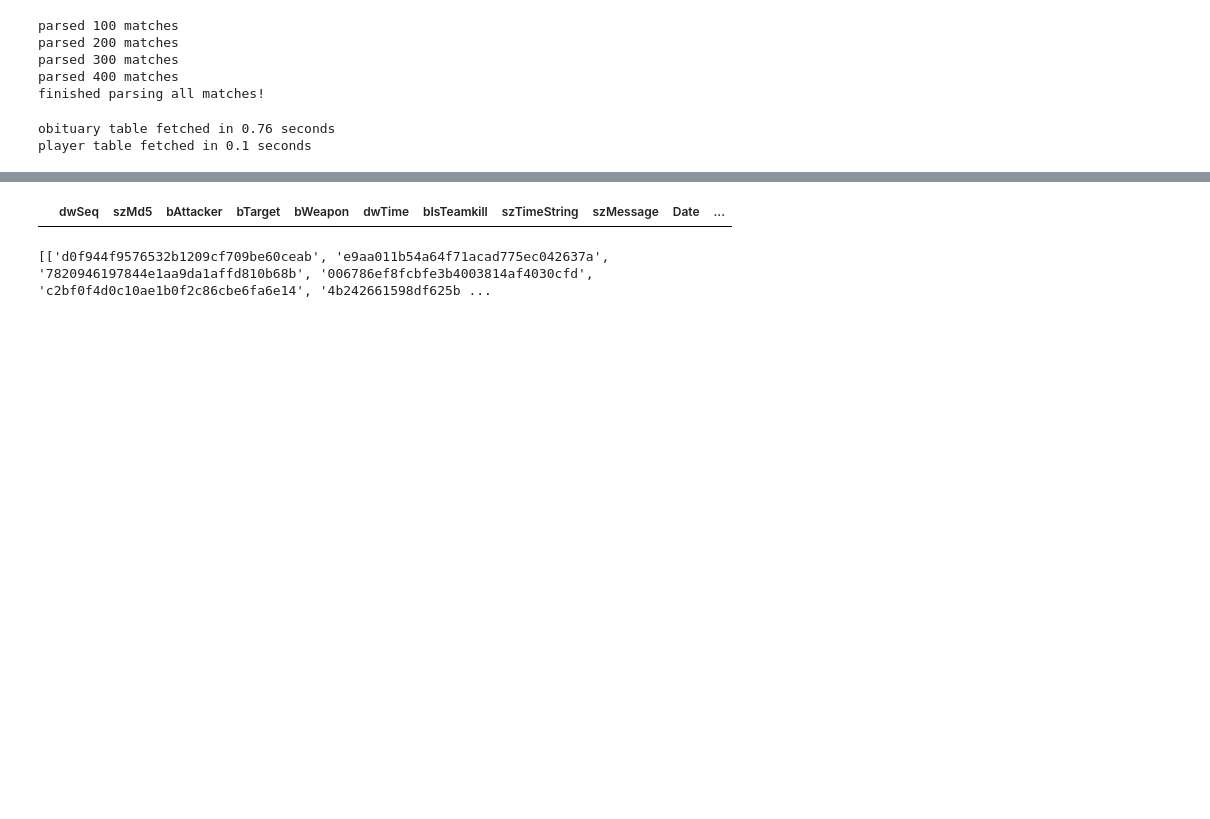
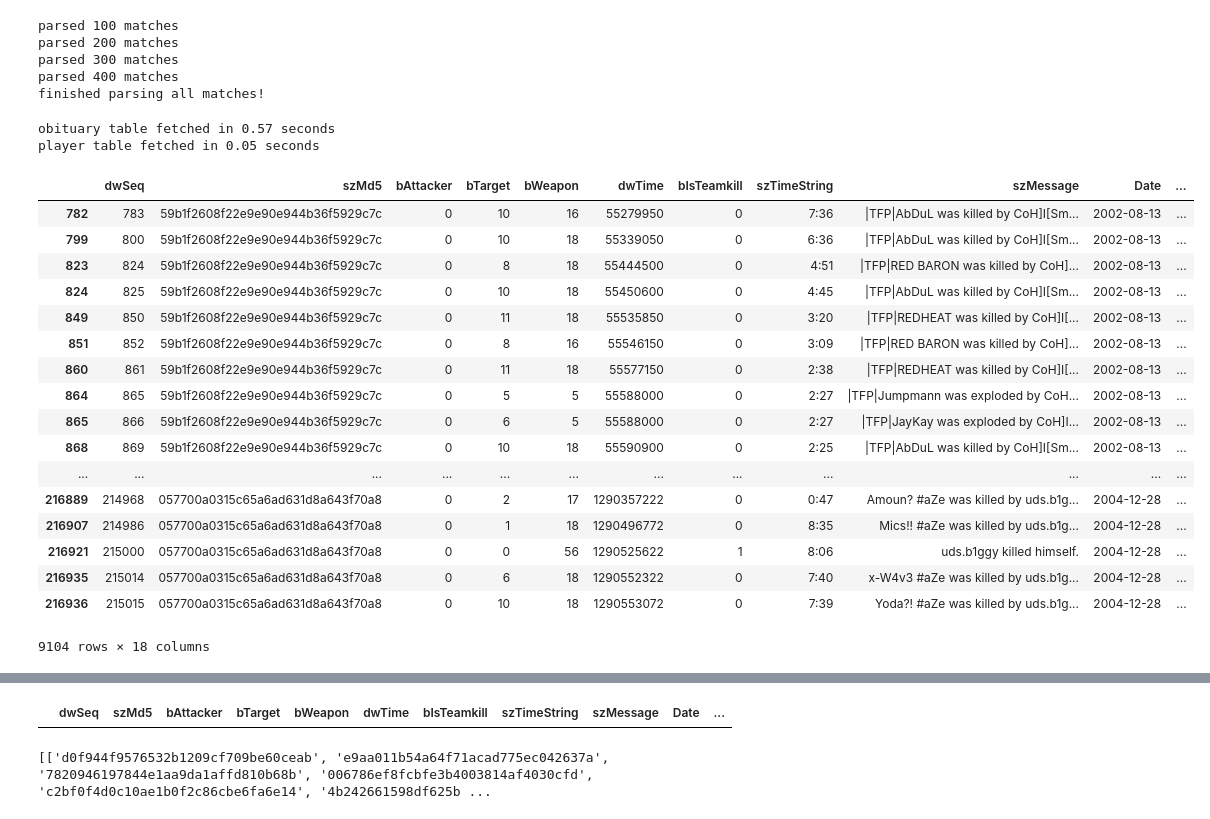
Before and after one commit to jellegrammens/rtcw_demo_analyzer, a Jupyter notebook: notebooks/003. analyze and cut demos.ipynb, the cells around one changed output, grey strips where cells are left out. Saved outputs shown, nothing was run; the diff lists cells and outputs as text; code cells hidden in the pictures; blank space fills up the shorter version.

```diff
--- a/notebooks/003. analyze and cut demos.ipynb
+++ b/notebooks/003. analyze and cut demos.ipynb
@@ -36,10 +36,32 @@ db = sqlite3_connector.sqlite3_connector(os.path.join(root_path, db_name))
 obituary_df = db.get_table_as_df(table_name= 'obituary')
 player_df = db.get_table_as_df(table_name= 'player')
 obituary_df = RTCW.add_match_data(obituary_df, player_df, demos_dct)
-obituary_df = obituary_df.loc[obituary_df['League'] == 'qcon02']
+obituary_df = obituary_df.loc[obituary_df['bAttacker'] == 0]
+#obituary_df = obituary_df.loc[obituary_df['League'] == 'qcon02']
 # %% [output]
-obituary table fetched in 0.76 seconds
-player table fetched in 0.1 seconds
+obituary table fetched in 0.57 seconds
+player table fetched in 0.05 seconds
+# %%
+obituary_df.loc[obituary_df['bAttacker'] == 0]
+# %% [output]
+|  | dwSeq | szMd5 | bAttacker | bTarget | bWeapon | dwTime | bIsTeamkill | szTimeString | szMessage | Date | ... |
+| 782 | 783 | 59b1f2608f22e9e90e944b36f5929c7c | 0 | 10 | 16 | 55279950 | 0 | 7:36 | |TFP|AbDuL was killed by CoH]I[Sm... | 2002-08-13 | ... |
+| 799 | 800 | 59b1f2608f22e9e90e944b36f5929c7c | 0 | 10 | 18 | 55339050 | 0 | 6:36 | |TFP|AbDuL was killed by CoH]I[Sm... | 2002-08-13 | ... |
+| 823 | 824 | 59b1f2608f22e9e90e944b36f5929c7c | 0 | 8 | 18 | 55444500 | 0 | 4:51 | |TFP|RED BARON was killed by CoH]... | 2002-08-13 | ... |
+| 824 | 825 | 59b1f2608f22e9e90e944b36f5929c7c | 0 | 10 | 18 | 55450600 | 0 | 4:45 | |TFP|AbDuL was killed by CoH]I[Sm... | 2002-08-13 | ... |
+| 849 | 850 | 59b1f2608f22e9e90e944b36f5929c7c | 0 | 11 | 18 | 55535850 | 0 | 3:20 | |TFP|REDHEAT was killed by CoH]I[... | 2002-08-13 | ... |
+| 851 | 852 | 59b1f2608f22e9e90e944b36f5929c7c | 0 | 8 | 16 | 55546150 | 0 | 3:09 | |TFP|RED BARON was killed by CoH]... | 2002-08-13 | ... |
+| 860 | 861 | 59b1f2608f22e9e90e944b36f5929c7c | 0 | 11 | 18 | 55577150 | 0 | 2:38 | |TFP|REDHEAT was killed by CoH]I[... | 2002-08-13 | ... |
+| 864 | 865 | 59b1f2608f22e9e90e944b36f5929c7c | 0 | 5 | 5 | 55588000 | 0 | 2:27 | |TFP|Jumpmann was exploded by CoH... | 2002-08-13 | ... |
+| 865 | 866 | 59b1f2608f22e9e90e944b36f5929c7c | 0 | 6 | 5 | 55588000 | 0 | 2:27 | |TFP|JayKay was exploded by CoH]I... | 2002-08-13 | ... |
+| 868 | 869 | 59b1f2608f22e9e90e944b36f5929c7c | 0 | 10 | 18 | 55590900 | 0 | 2:25 | |TFP|AbDuL was killed by CoH]I[Sm... | 2002-08-13 | ... |
+| ... | ... | ... | ... | ... | ... | ... | ... | ... | ... | ... | ... |
+| 216889 | 214968 | 057700a0315c65a6ad631d8a643f70a8 | 0 | 2 | 17 | 1290357222 | 0 | 0:47 | Amoun? #aZe was killed by uds.b1g... | 2004-12-28 | ... |
+| 216907 | 214986 | 057700a0315c65a6ad631d8a643f70a8 | 0 | 1 | 18 | 1290496772 | 0 | 8:35 | Mics!! #aZe was killed by uds.b1g... | 2004-12-28 | ... |
+| 216921 | 215000 | 057700a0315c65a6ad631d8a643f70a8 | 0 | 0 | 56 | 1290525622 | 1 | 8:06 | uds.b1ggy killed himself. | 2004-12-28 | ... |
+| 216935 | 215014 | 057700a0315c65a6ad631d8a643f70a8 | 0 | 6 | 18 | 1290552322 | 0 | 7:40 | x-W4v3 #aZe was killed by uds.b1g... | 2004-12-28 | ... |
+| 216936 | 215015 | 057700a0315c65a6ad631d8a643f70a8 | 0 | 10 | 18 | 1290553072 | 0 | 7:39 | Yoda?! #aZe was killed by uds.b1g... | 2004-12-28 | ... |
+9104 rows × 18 columns
 # %%
 df_spree = RTCW.get_kill_sprees(obituary_df,
                                 maxtime_secs = 10,
```
Also changed, not shown: parts of 2 cells of this notebook, 1 other file.
